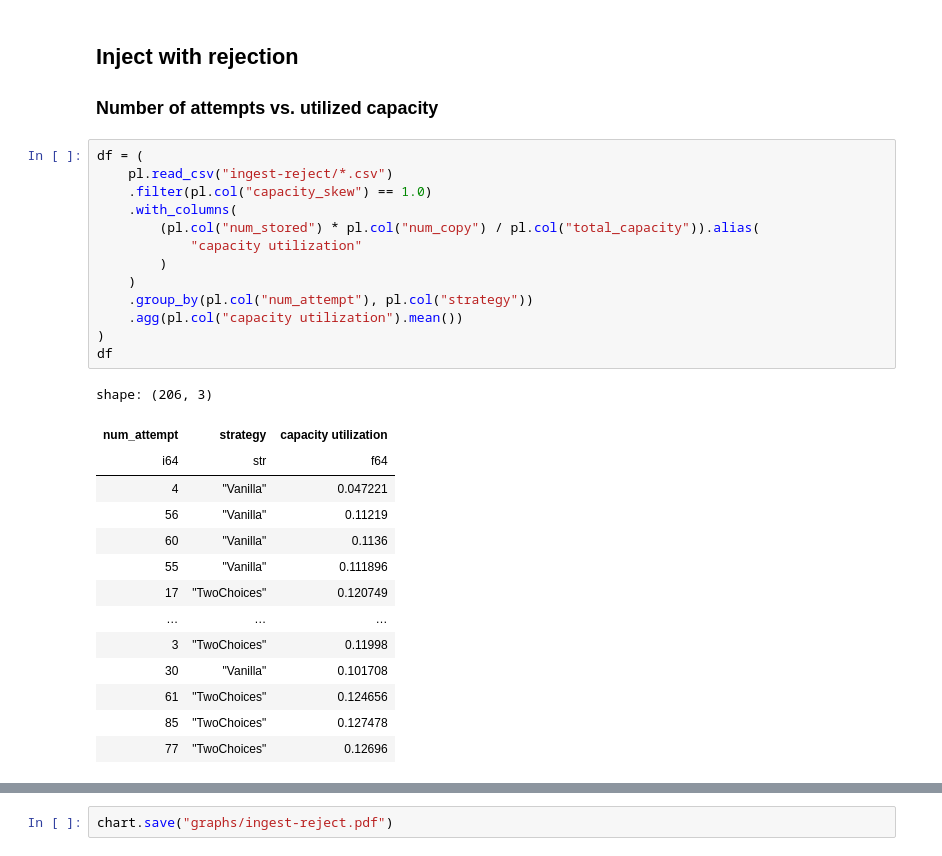
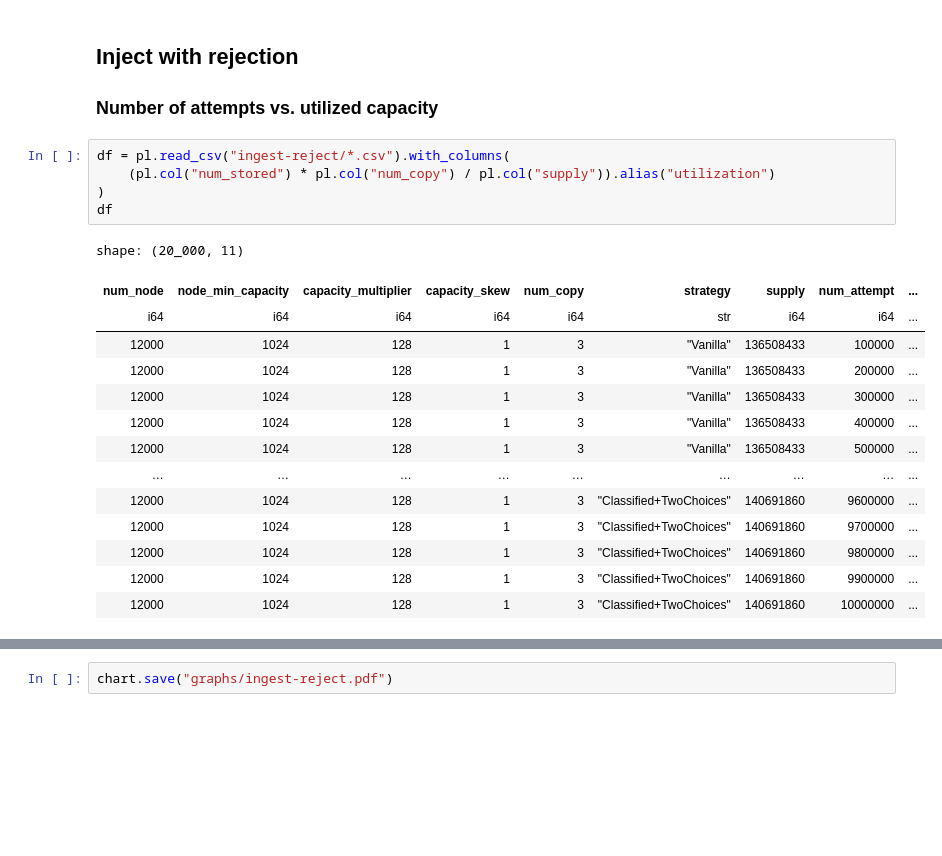
Before and after one commit to sgdxbc/storage-simulation-data, a Jupyter notebook: graphs.ipynb, the cells around one changed output, grey strips where cells are left out. Saved outputs shown, nothing was run; the diff lists cells and outputs as text; blank space fills up the shorter version.

Commit message:
Update ingest with rejection results

```diff
--- a/graphs.ipynb
+++ b/graphs.ipynb
@@ -189,30 +189,22 @@ chart.save("graphs/freq-capacity.pdf")
 
 ### Number of attempts vs. utilized capacity
 # %%
-df = (
-    pl.read_csv("ingest-reject/*.csv")
-    .filter(pl.col("capacity_skew") == 1.0)
-    .with_columns(
-        (pl.col("num_stored") * pl.col("num_copy") / pl.col("total_capacity")).alias(
-            "capacity utilization"
-        )
-    )
-    .group_by(pl.col("num_attempt"), pl.col("strategy"))
-    .agg(pl.col("capacity utilization").mean())
+df = pl.read_csv("ingest-reject/*.csv").with_columns(
+    (pl.col("num_stored") * pl.col("num_copy") / pl.col("supply")).alias("utilization")
 )
 df
 # %% [output]
-shape: (206, 3)
+shape: (20_000, 11)
-| num_attempt | strategy | capacity utilization |
-| i64 | str | f64 |
-| 4 | "Vanilla" | 0.047221 |
-| 56 | "Vanilla" | 0.11219 |
-| 60 | "Vanilla" | 0.1136 |
-| 55 | "Vanilla" | 0.111896 |
-| 17 | "TwoChoices" | 0.120749 |
-| … | … | … |
-| 3 | "TwoChoices" | 0.11998 |
-| 30 | "Vanilla" | 0.101708 |
-| 61 | "TwoChoices" | 0.124656 |
-| 85 | "TwoChoices" | 0.127478 |
-| 77 | "TwoChoices" | 0.12696 |
+| num_node | node_min_capacity | capacity_multiplier | capacity_skew | num_copy | strategy | supply | num_attempt | ... |
+| i64 | i64 | i64 | i64 | i64 | str | i64 | i64 | ... |
+| 12000 | 1024 | 128 | 1 | 3 | "Vanilla" | 136508433 | 100000 | ... |
+| 12000 | 1024 | 128 | 1 | 3 | "Vanilla" | 136508433 | 200000 | ... |
+| 12000 | 1024 | 128 | 1 | 3 | "Vanilla" | 136508433 | 300000 | ... |
+| 12000 | 1024 | 128 | 1 | 3 | "Vanilla" | 136508433 | 400000 | ... |
+| 12000 | 1024 | 128 | 1 | 3 | "Vanilla" | 136508433 | 500000 | ... |
+| … | … | … | … | … | … | … | … | ... |
+| 12000 | 1024 | 128 | 1 | 3 | "Classified+TwoChoices" | 140691860 | 9600000 | ... |
+| 12000 | 1024 | 128 | 1 | 3 | "Classified+TwoChoices" | 140691860 | 9700000 | ... |
+| 12000 | 1024 | 128 | 1 | 3 | "Classified+TwoChoices" | 140691860 | 9800000 | ... |
+| 12000 | 1024 | 128 | 1 | 3 | "Classified+TwoChoices" | 140691860 | 9900000 | ... |
+| 12000 | 1024 | 128 | 1 | 3 | "Classified+TwoChoices" | 140691860 | 10000000 | ... |
```
Also changed, not shown: parts of 2 cells of this notebook, 47 other files.
